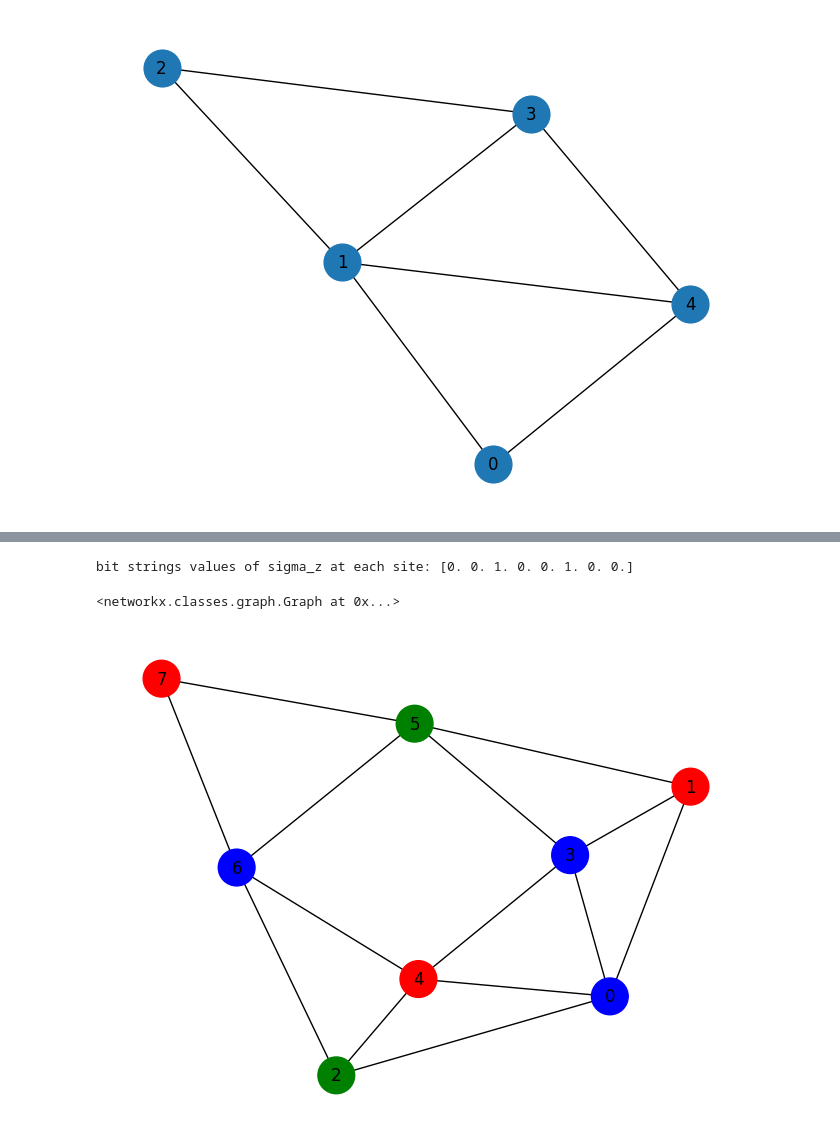
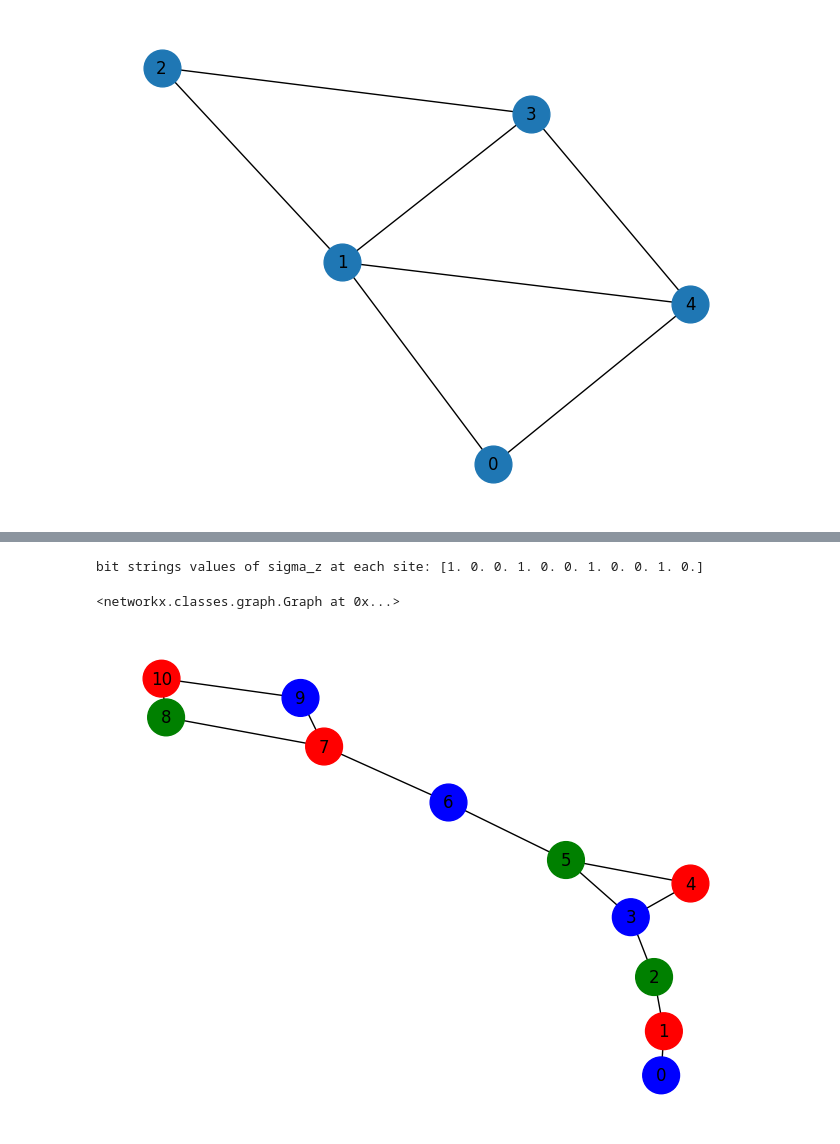
Before and after one commit to Khadijah-Trawally/QuantumGraphColoring, a Jupyter notebook: test_graph_coloring_hamiltonian.ipynb, the cells around one changed output, grey strips where cells are left out. Cells and saved outputs as stored; diff of their text form; code cells hidden in the pictures.

```diff
--- a/test_graph_coloring_hamiltonian.ipynb
+++ b/test_graph_coloring_hamiltonian.ipynb
@@ -465,7 +456,7 @@ if __name__ == '__main__':
   C = 3
 
 
-  edges= [(0, 1), (0, 4), (1, 2), (1, 3),(1, 4), (2, 3), (3, 4)]
+  edges= [(0, 1), (0, 4), (1, 2), (1, 3),(4, 1), (2, 3), (3, 4)]
 
 
   graph_com =draw_graph(N, edges)
@@ -473,0 +475,11 @@ if __name__ == '__main__':
+# %%
+if __name__ == '__main__':
+
+  N = 8
+  C = 3
+
+  edges= [(0, 1), (0, 2),(0,  3),(0, 4), (1, 3),(1, 5), (2, 4),(2, 6), (3, 4), (3 , 5),  (4, 6), (5, 6),(5, 7), (6, 7)]
+
+
+
+  graph_com =draw_graph(N, edges)
@@ -484,11 +497,0 @@ bit strings values of sigma_z at each site: [1. 0. 0. 1. 0.]
-# %%
-if __name__ == '__main__':
-
-  N = 8
-  C = 3
-
-  edges= [(0, 1), (0, 2),(3,  0),(0, 4), (1, 3),(1, 5), (2, 4),(2, 6), (3, 4), (3 , 5),  (4, 6), (5, 6),(5, 7), (6, 7)]
-
-
-
-  graph_com =draw_graph(N, edges)
@@ -496,0 +498,8 @@ if __name__ == '__main__':
+# %%
+edgesList= [(0, 1), (1, 2), (2, 3), (3, 4), (3, 5),
+            (4, 5), (5, 6), (6, 7),  (6, 7), (7, 8),
+             (7, 8), (7, 9), (8, 10), (9, 10)]
+N = 11
+C= 3
+
+graph_list =draw_graph(N, edgesList)
@@ -497,10 +508,10 @@ if __name__ == '__main__':
 # %%
-opt_sol_com = generate_ising_hamiltonian(N, C, graph_com )
+res = generate_ising_hamiltonian(N, C, graph_com )
 
-node_colors= assign_color(opt_sol_com, C)
+node_colors= assign_color(res, C)
 
-draw_graph(N, edges, node_colors)
+draw_graph(N, edgesList, node_colors)
 # %% [output]
-bit strings values of sigma_z at each site: [0. 0. 1. 0. 0. 1. 0. 0.]
+bit strings values of sigma_z at each site: [1. 0. 0. 1. 0. 0. 1. 0. 0. 1. 0.]
 <networkx.classes.graph.Graph at 0x...>
-[figure, old version]
+[figure, new version]
```
Also changed, not shown: parts of 10 cells of this notebook.
